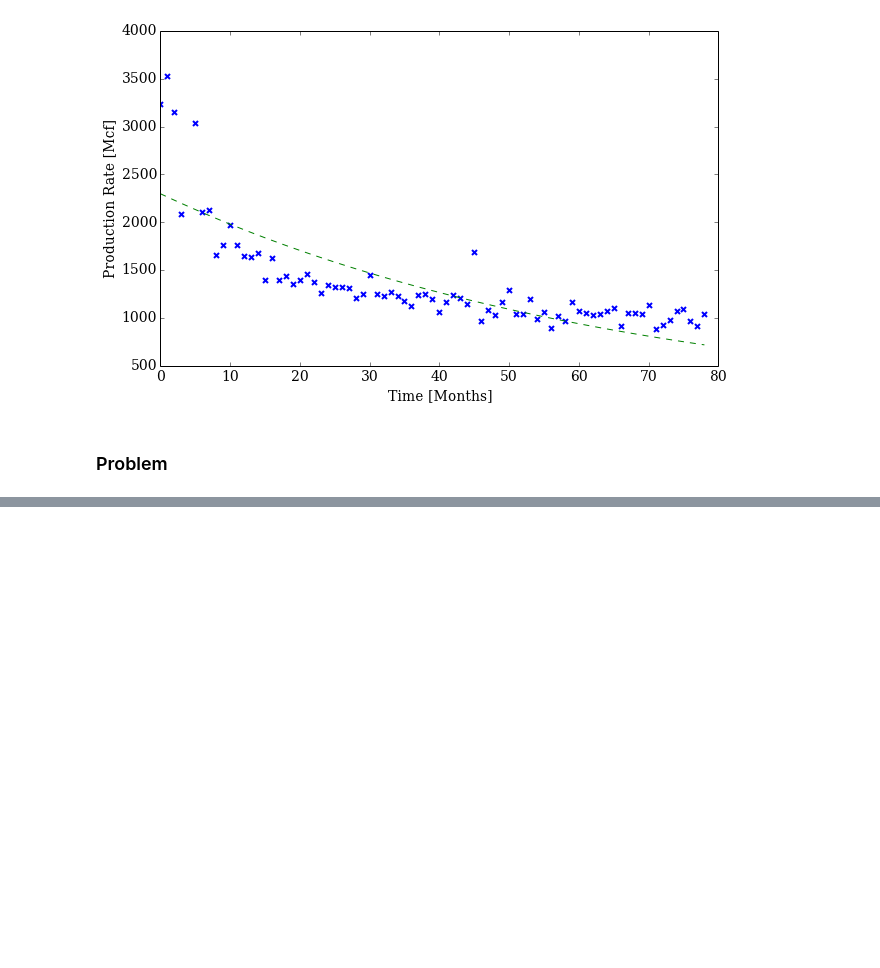
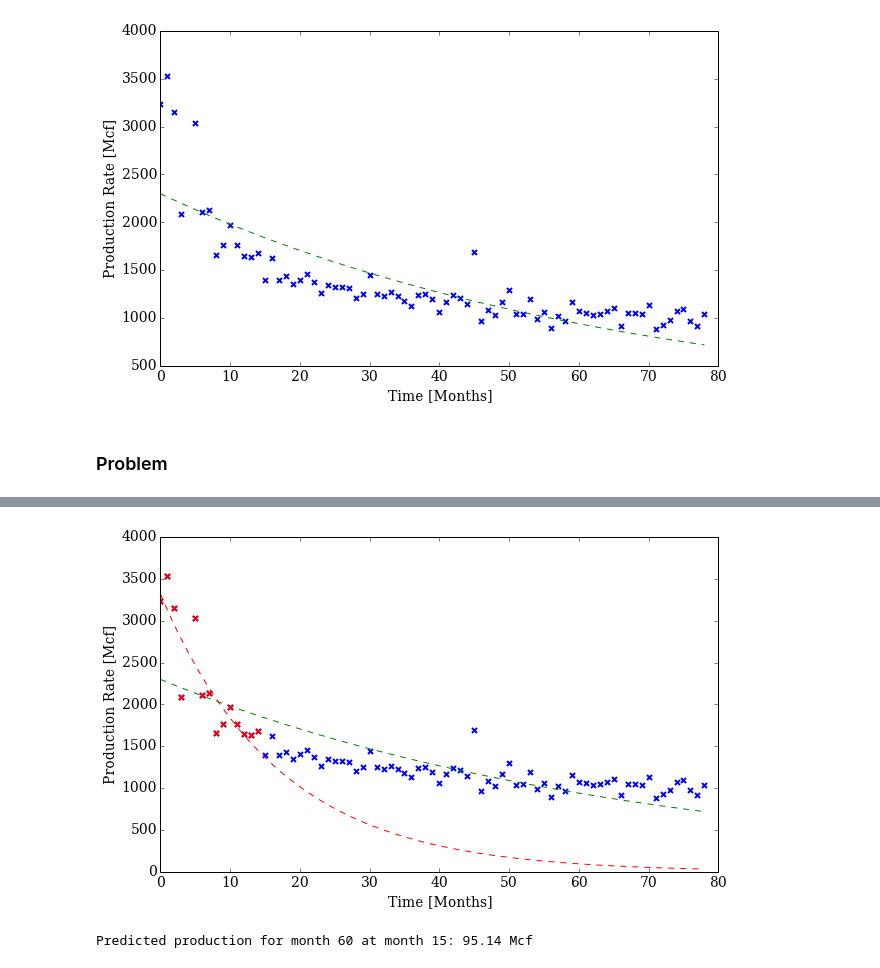
Before and after one commit to philippslang/nummet_I, a Jupyter notebook: CurvefittingInterpolation.ipynb, the cells around one changed output, grey strips where cells are left out. Cells and saved outputs as stored; diff of their text form; code cells hidden in the pictures; blank space fills up the shorter version.

```diff
--- a/CurvefittingInterpolation.ipynb
+++ b/CurvefittingInterpolation.ipynb
@@ -200,11 +204,13 @@ def exponential(t, a, b):
 
 # get parameters for best fit
 po_exp, pc_exp = scop.curve_fit(exponential, time, prod)
+time_fit = np.linspace(np.min(time), np.max(time), 100)
+prod_fit = exponential(time_fit, *po_exp)
 
 # plot
 matplotlib.rcParams['figure.figsize'] = 10,6
 plt.plot(time, prod, 'x', mew=2, ms=5)
-plt.plot(time, exponential(time, *po_exp), '--')
+plt.plot(time_fit, prod_fit, '--')
 plt.xlabel('Time [Months]')
 plt.ylabel('Production Rate [Mcf]')
 plt.show()
@@ -235,0 +231,27 @@ Predicted production for month 60 at month 15: 95.14 Mcf
+# %%
+# data
+time = np.array([0,1,2,3,5,6,7,8,9,10,11,12,13,14,15,16,17,18,19,20,21,22,23,24,25,26,27,28,29,30,31,32,33,34,35,36,37,38,39,40,41,42,43,44,45,46,47,48,49,50,51,52,53,54,55,56,57,58,59,60,61,62,63,64,65,66,67,68,69,70,71,72,73,74,75,76,77,78])
+prod = np.array([3233,3530,3152,2088,3038,2108,2132,1654,1762,1967,1760,1649,1633,1680,1398,1622,1393,1436,1352,1402,1459,1373,1262,1346,1325,1319,1309,1206,1249,1446,1255,1227,1268,1233,1175,1129,1242,1247,1198,1058,1172,1242,1214,1148,1689,971,1084,1028,1164,1297,1040,1045,1196,991,1065,898,1020,966,1162,1069,1055,1035,1045,1076,1108,918,1051,1049,1039,1133,887,924,983,1077,1092,973,920,1040])
+
+# get parameters for best fit up to 15 months
+up_to_month = 15
+
+po_exp_lim, pc_exp_lim = scop.curve_fit(exponential, time[time<=up_to_month], prod[time<=up_to_month])
+prod_fit_lim = exponential(time_fit, *po_exp_lim)
+
+# plot
+matplotlib.rcParams['figure.figsize'] = 10,6
+plt.plot(time, prod, 'x', mew=2, ms=5)
+# fit from 60 month data
+plt.plot(time, exponential(time, *po_exp), '--')
+# fit from 15 month data
+plt.plot(time[time<up_to_month], prod[time<up_to_month], 'x', mew=2, ms=5, color='red')
+plt.plot(time_fit, prod_fit_lim, '--', color='red')
+plt.xlabel('Time [Months]')
+plt.ylabel('Production Rate [Mcf]')
+plt.show()
+
+print 'Predicted production for month 60 at month {0:d}: {1:.2f} Mcf'.format(up_to_month,exponential(60, *po_exp_lim))
+# %% [output]
+[figure, added]
+Predicted production for month 60 at month 15: 95.14 Mcf
```
Also changed, not shown: parts of 7 cells of this notebook, 1 other file.
